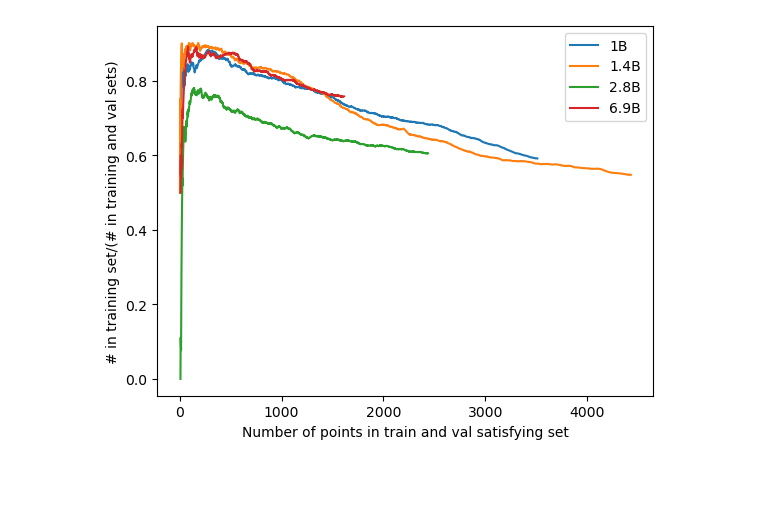
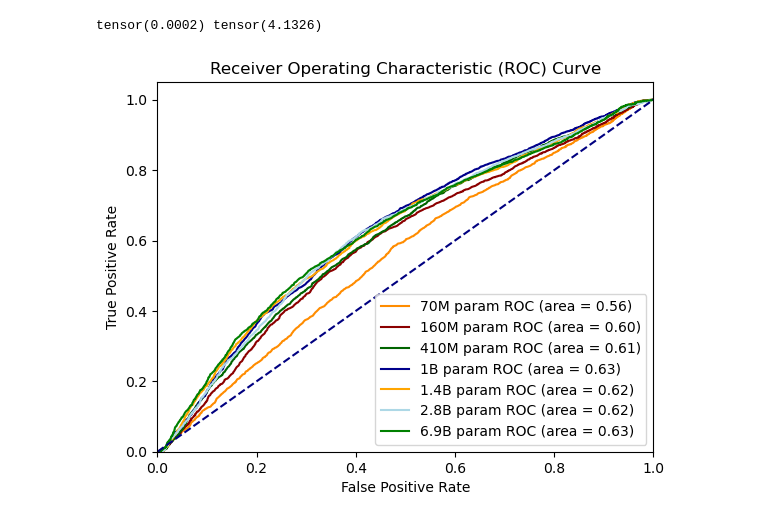
Before and after one commit to safr-ai-lab/pandora-llm, a Jupyter notebook: roc_basic_plots/plot threshold attack success.ipynb, the cells around one changed output. Cells and saved outputs as stored; diff of their text form; code cells hidden in the pictures; blank space fills up the shorter version.

Commit message:
roc all models fixed

```diff
--- a/roc_basic_plots/plot threshold attack success.ipynb
+++ b/roc_basic_plots/plot threshold attack success.ipynb
@@ -3,8 +3,10 @@ import torch
 import numpy as np
 import matplotlib.pyplot as plt
 # %%
-train410M, val410M = torch.load("pythia-410M-deduped (Training, Validation) data: bs=8, nbatches=500, length=10).pt")
-train1B, val1B   = torch.load("pythia-1B-deduped (Training, Validation) data: bs=8, nbatches=500, length=10).pt")
-train1B4, val1B4 = torch.load("pythia-1.4B-deduped (Training, Validation) data: bs=8, nbatches=500, length=10).pt")
-train2B8, val2B8 = torch.load("pythia-2.8B-deduped (Training, Validation) data: bs=8, nbatches=500, length=10).pt")
-train6B9, val6B9 = torch.load("pythia-6.9B-deduped (Training, Validation) data: bs=8, nbatches=500, length=10).pt")
+train70M, val70M = torch.load("pythia-70M-deduped (Training, Validation) data_ bs=8, nbatches=500, length=50).pt")
+train160M, val160M = torch.load("pythia-160M-deduped (Training, Validation) data_ bs=8, nbatches=500, length=50).pt")
+train410M, val410M = torch.load("pythia-410M-deduped (Training, Validation) data_ bs=8, nbatches=500, length=50).pt")
+train1B, val1B   = torch.load("pythia-1B-deduped (Training, Validation) data_ bs=8, nbatches=500, length=50).pt")
+train1B4, val1B4 = torch.load("pythia-1.4B-deduped (Training, Validation) data_ bs=8, nbatches=500, length=50).pt")
+train2B8, val2B8 = torch.load("pythia-2.8B-deduped (Training, Validation) data_ bs=8, nbatches=500, length=50).pt")
+train6B9, val6B9 = torch.load("pythia-6.9B-deduped (Training, Validation) data_ bs=8, nbatches=500, length=50).pt")
@@ -81 +35,41 @@ ValueError: y_true takes value in {} and pos_label is not specified: either make
+# %%
+
+from sklearn.metrics import roc_curve, auc
+train_data = [(train70M, val70M), (train160M, val160M), (train410M, val410M), (train1B, val1B), (train1B4, val1B4), (train2B8, val2B8), (train6B9, val6B9)]
+
+
+st = min([ min(min(t),min(u)) for t,u in train_data])
+end = max([ max(max(t),max(u)) for t,u in train_data]) - min([ min(min(t),min(u)) for t,u in train_data])
+print(st,end)
+
+
+fpr = []
+tpr = []
+thresholds = []
+auc_res = []
+colors = ['darkorange', 'darkred', 'darkgreen', 'darkblue', 'orange', 'lightblue', 'green']
+names =["70M", "160M", "410M", "1B", "1.4B", "2.8B", "6.9B"]
+
+for i in range(len(train_data)):
+    f, t, th = compute_fpr_tpr_thresholds(train_data[i][0], train_data[i][1], st, end)
+    auc_res.append(auc(f, t))
+    fpr.append(f)
+    tpr.append(t)
+    thresholds.append(th)
+
+
+# Plot the ROC curve
+for i in range(len(train_data)):
+    plt.plot(fpr[i], tpr[i], color=colors[i], label=names[i]+' param ROC (area = %0.2f)' % auc_res[i])
+plt.plot([0, 1], [0, 1], color='navy', linestyle='--')
+plt.xlim([0.0, 1.0])
+plt.ylim([0.0, 1.05])
+plt.xlabel('False Positive Rate')
+plt.ylabel('True Positive Rate')
+plt.title('Receiver Operating Characteristic (ROC) Curve')
+plt.legend(loc="lower right")
+plt.savefig("roc all models.png")
+# %% [output]
+tensor(0.0002) tensor(4.1326)
+[figure, added]
 # %%
@@ -124,14 +118,0 @@ prob6B9 = [compute_threshold(t, train6B9, val6B9) for t in thresholds]
-# %%
-# plt.plot(length410M, prob410M, label = "410m")
-plt.plot(length1B, prob1B, label = "1B")
-plt.plot(length1B4, prob1B4, label = "1.4B")
-plt.plot(length2B8, prob2B8, label = "2.8B")
-plt.plot(length6B9, prob6B9, label = "6.9B")
-
-plt.xlabel("Number of points in train and val satisfying set")
-plt.ylabel("# in training set/(# in training and val sets)")
-
-plt.legend()
-plt.show()
-# %% [output]
-[figure, removed]
```
Also changed, not shown: parts of 9 cells of this notebook, 57 other files.
